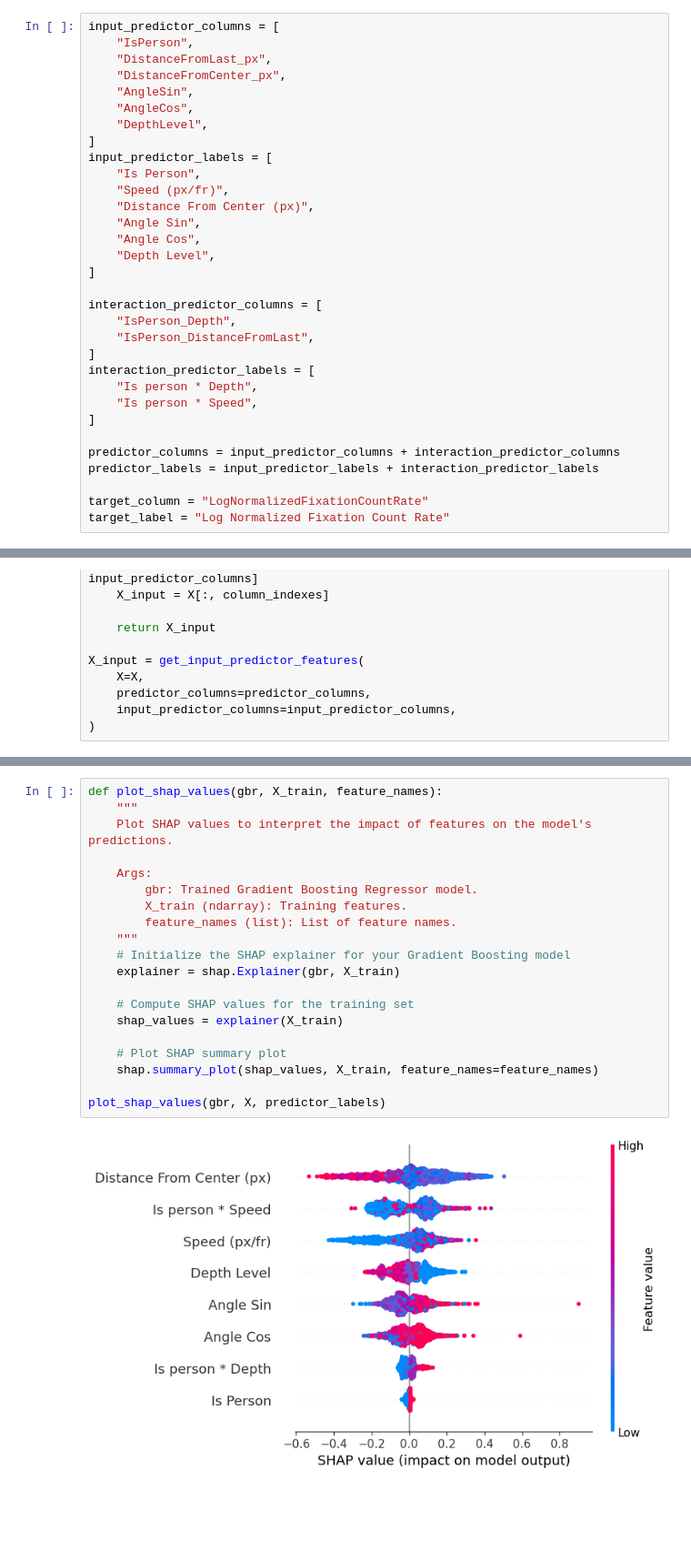
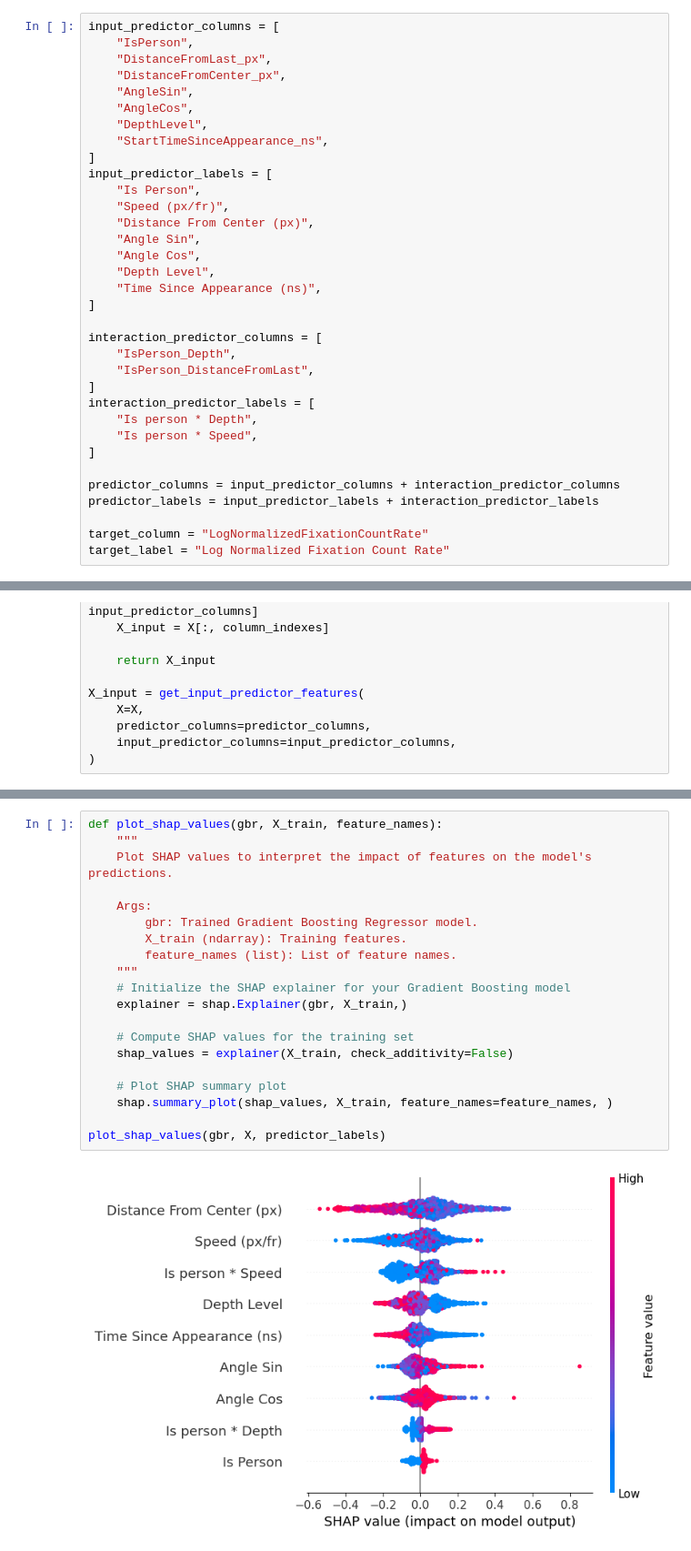
Before and after one commit to ArnaudPoletto/cs-599-window-views-visual-attention, a Jupyter notebook: notebooks/tracking.ipynb, the cells around one changed output, grey strips where cells are left out. Shown at 91% size. Cells and saved outputs as stored; diff of their text form; blank space fills up the shorter version.

```diff
--- a/notebooks/tracking.ipynb
+++ b/notebooks/tracking.ipynb
@@ -1641,6 +1638,7 @@ input_predictor_columns = [
     "AngleSin",
     "AngleCos",
     "DepthLevel",
+    "StartTimeSinceAppearance_ns",
 ]
 input_predictor_labels = [
     "Is Person",
@@ -1649,6 +1647,7 @@ input_predictor_labels = [
     "Angle Sin",
     "Angle Cos",
     "Depth Level",
+    "Time Since Appearance (ns)",
 ]
 
 interaction_predictor_columns = [
@@ -1981,22 +1975,22 @@ plot_feature_importance(gbr, predictor_labels)
 # %%
 def plot_shap_values(gbr, X_train, feature_names):
     """
     Plot SHAP values to interpret the impact of features on the model's predictions.
 
     Args:
         gbr: Trained Gradient Boosting Regressor model.
         X_train (ndarray): Training features.
         feature_names (list): List of feature names.
     """
     # Initialize the SHAP explainer for your Gradient Boosting model
-    explainer = shap.Explainer(gbr, X_train)
+    explainer = shap.Explainer(gbr, X_train,)
 
     # Compute SHAP values for the training set
-    shap_values = explainer(X_train)
+    shap_values = explainer(X_train, check_additivity=False)
 
     # Plot SHAP summary plot
-    shap.summary_plot(shap_values, X_train, feature_names=feature_names)
+    shap.summary_plot(shap_values, X_train, feature_names=feature_names, )
 
 plot_shap_values(gbr, X, predictor_labels)
 # %% [output]
-[figure, old version]
+[figure, new version]
```
Also changed, not shown: parts of 8 cells of this notebook, 3 other files.
